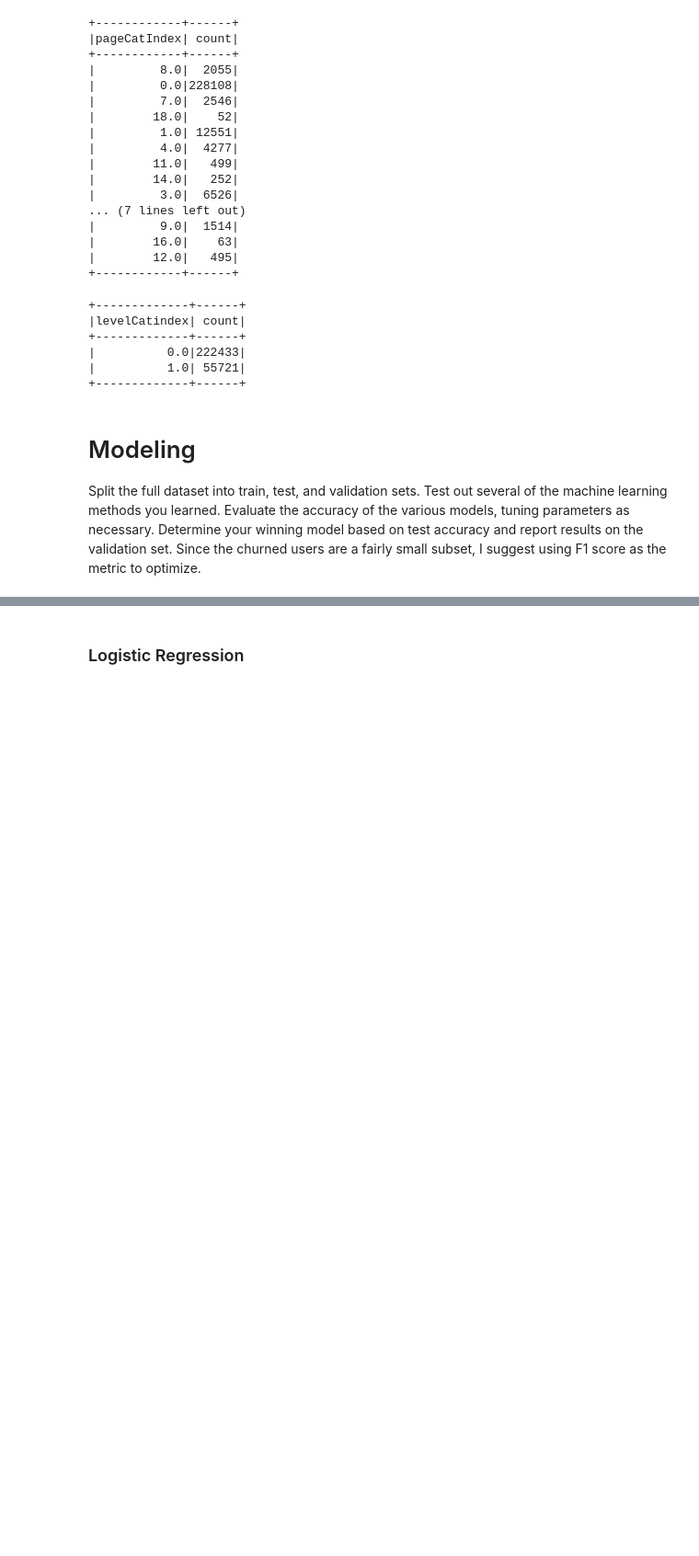
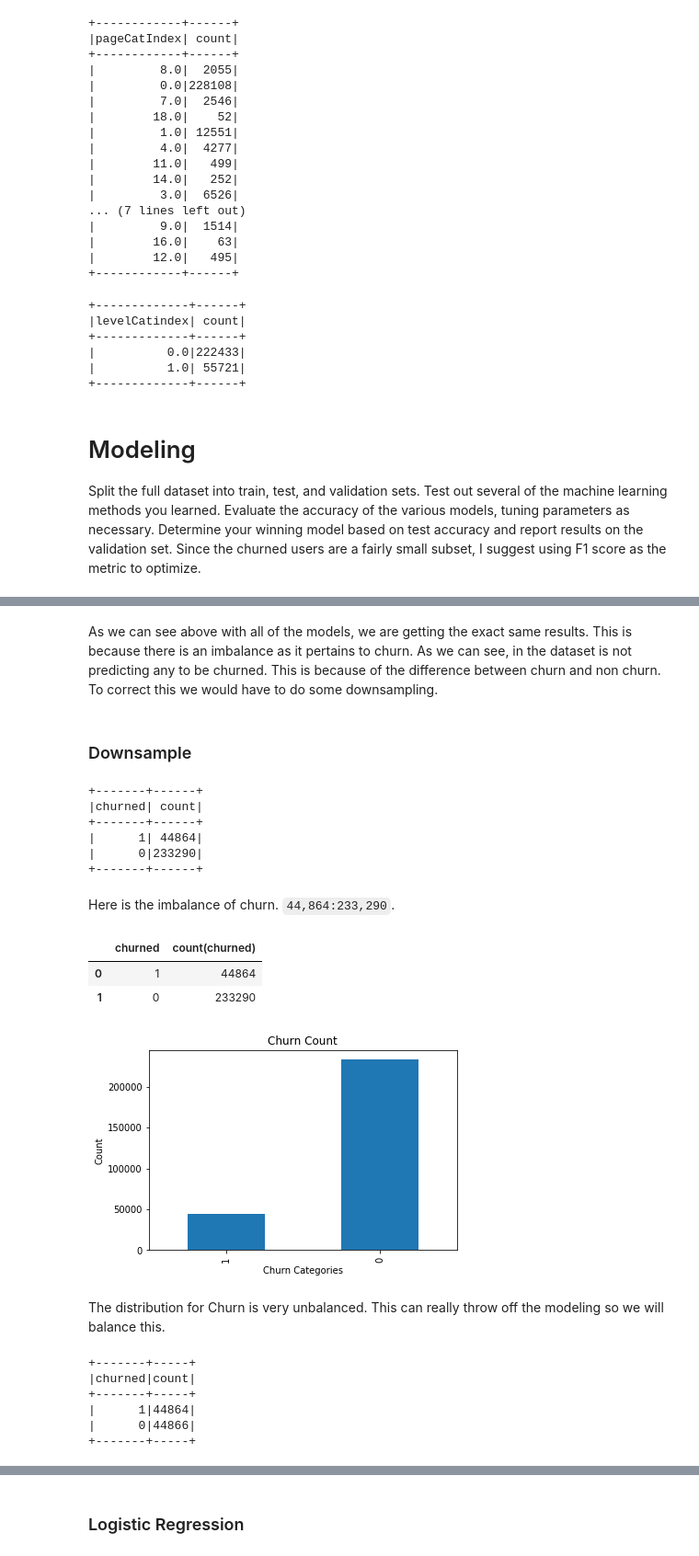
Before and after one commit to mroker242/Spark-Churn-Prediction, a Jupyter notebook: Sparkify.ipynb, the cells around one changed output, grey strips where cells are left out. Shown: that part at 92% size. Saved outputs shown, nothing was run; the diff lists cells and outputs as text; code cells hidden in the pictures; blank space fills up the shorter version.

```diff
--- a/Sparkify.ipynb
+++ b/Sparkify.ipynb
@@ -348,0 +391,40 @@ Split the full dataset into train, test, and validation sets. Test out several o
+# %% [markdown]
+As we can see above with all of the models, we are getting the exact same results. This is because there is an imbalance as it pertains to churn. As we can see, in the dataset is not predicting any to be churned. This is because of the difference between churn and non churn. To correct this we would have to do some downsampling.
+# %% [markdown]
+### Downsample
+# %%
+df.groupby('churned').count().show()
+# %% [output]
++-------+------+
+|churned| count|
++-------+------+
+|      1| 44864|
+|      0|233290|
++-------+------+
+# %% [markdown]
+Here is the imbalance of churn. `44,864:233,290`.
+# %%
+churn = df.groupby(['churned']).agg({'churned':'count'}).toPandas()
+# %%
+churn
+# %% [output]
+|  | churned | count(churned) |
+| 0 | 1 | 44864 |
+| 1 | 0 | 233290 |
+# %%
+ax = churn.set_index('churned').plot(kind='bar', title='Churn Count', legend=False);
+ax.set_xlabel("Churn Categories");
+ax.set_ylabel("Count");
+# %% [output]
+[figure, added]
+# %% [markdown]
+The distribution for Churn is very unbalanced. This can really throw off the modeling so we will balance this.
+# %%
+df.sampleBy('churned', fractions={0:44864/233290, 1:1.0}).groupby('churned').count().show()
+# %% [output]
++-------+-----+
+|churned|count|
++-------+-----+
+|      1|44864|
+|      0|44866|
++-------+-----+
```
Also changed, not shown: parts of 71 cells of this notebook.
